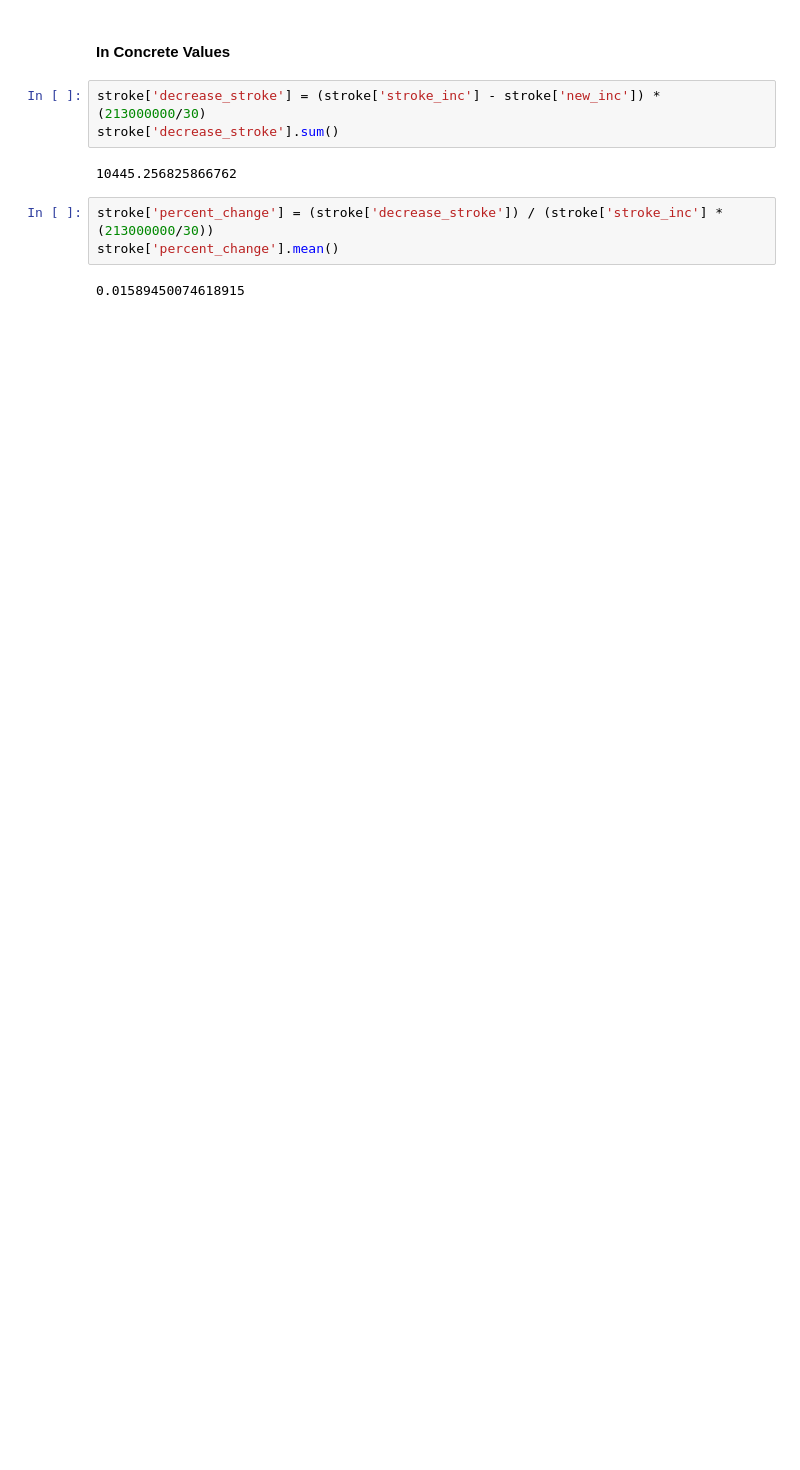
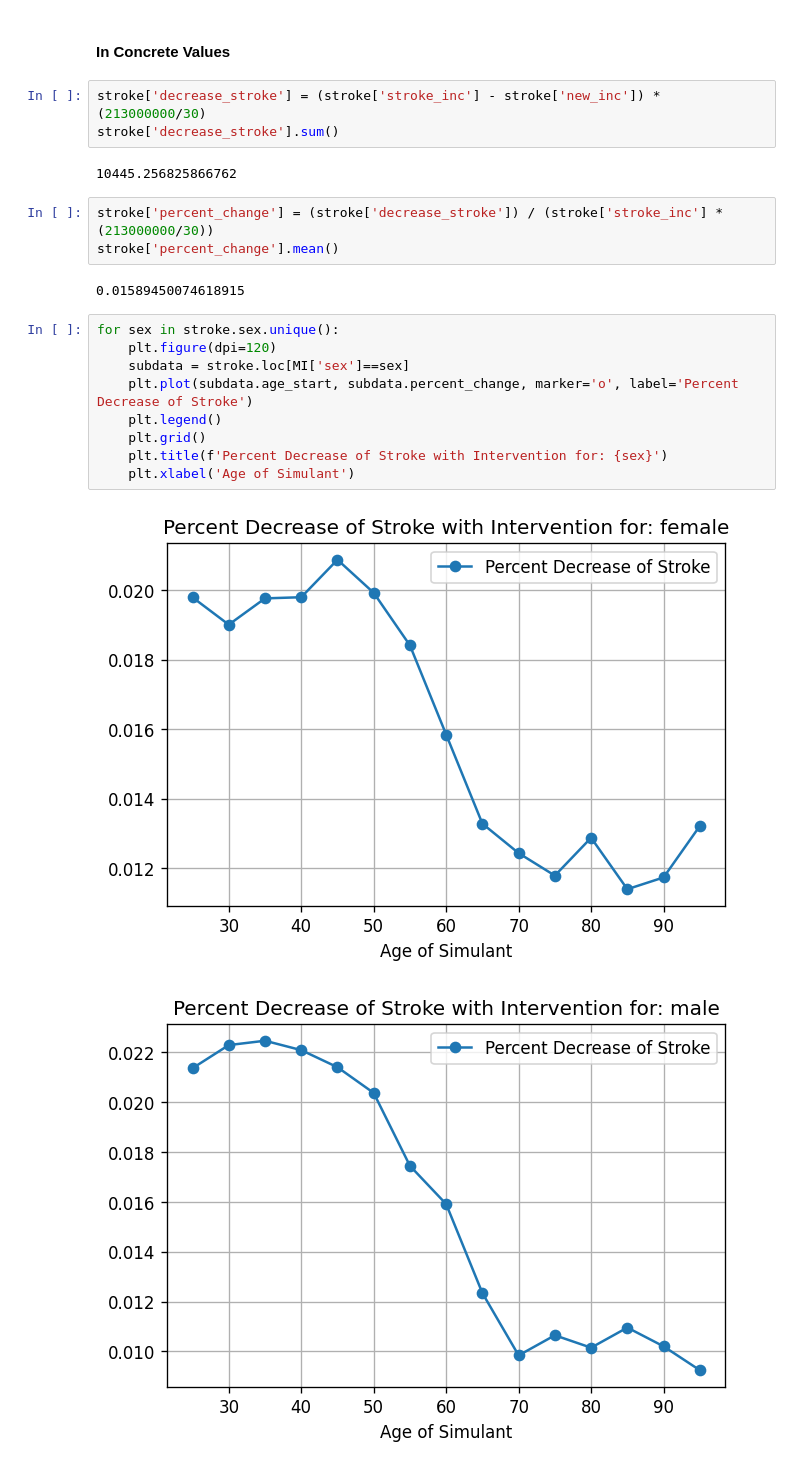
Before and after one commit to ihmeuw/vivarium_research_nih_us_cvd, a Jupyter notebook: Back_of_envelope.ipynb, the cells around one changed output. Drawn from its saved outputs; the diff is of its cells as text; blank space fills up the shorter version.

```diff
--- a/Back_of_envelope.ipynb
+++ b/Back_of_envelope.ipynb
@@ -164,3 +180,15 @@ stroke['percent_change'] = (stroke['decrease_stroke']) / (stroke['stroke_inc'] *
 stroke['percent_change'].mean()
 # %% [output]
 0.01589450074618915
+# %%
+for sex in stroke.sex.unique():
+    plt.figure(dpi=120)
+    subdata = stroke.loc[MI['sex']==sex]
+    plt.plot(subdata.age_start, subdata.percent_change, marker='o', label='Percent Decrease of Stroke')
+    plt.legend()
+    plt.grid()
+    plt.title(f'Percent Decrease of Stroke with Intervention for: {sex}')
+    plt.xlabel('Age of Simulant')
+# %% [output]
+[figure, added]
+[figure, added]
```
Also changed, not shown: parts of 3 cells of this notebook.
